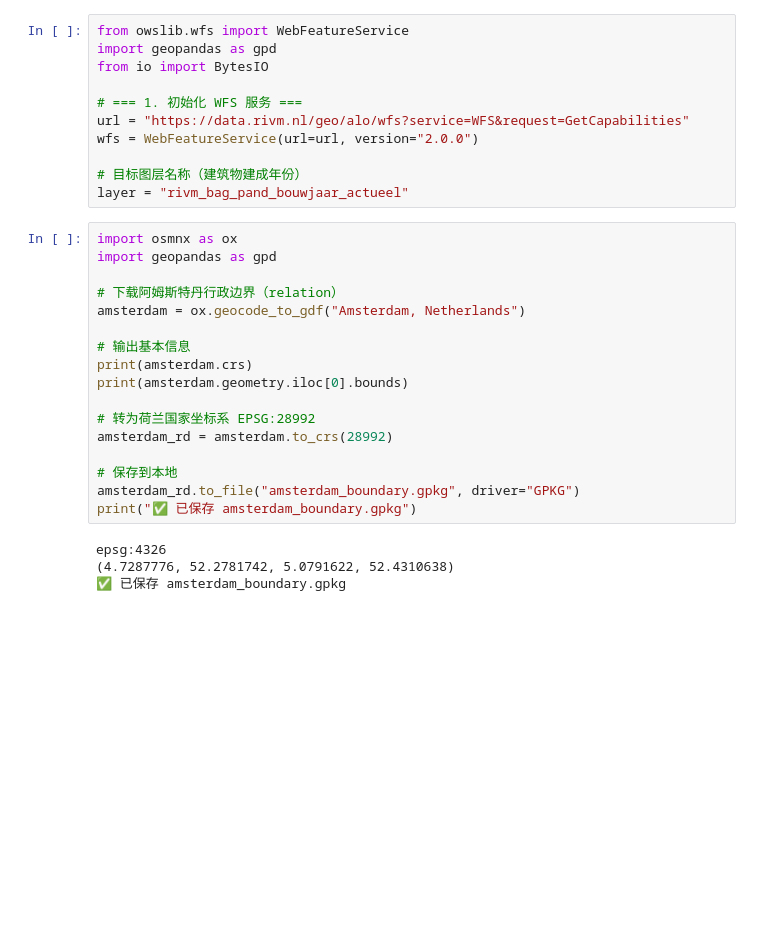
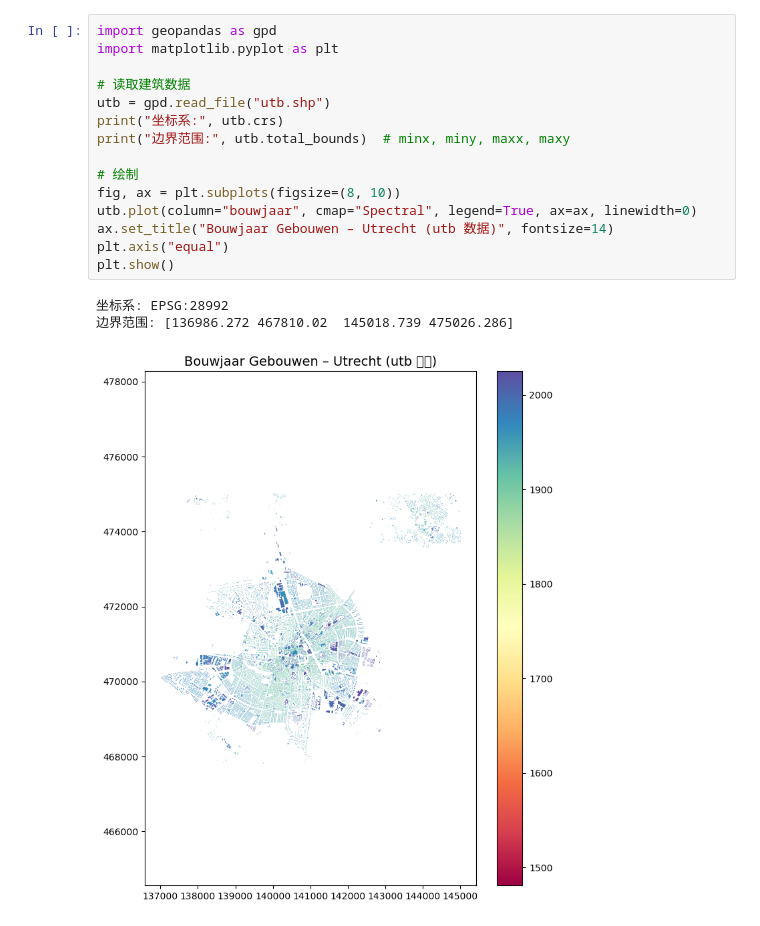
Before and after one commit to lluluciano0505/30DayMapChallenge, a Jupyter notebook: _data/map8_luciano/8.ipynb, the cells around one changed output. Cells and saved outputs as stored; diff of their text form; blank space fills up the shorter version.

```diff
--- a/_data/map8_luciano/8.ipynb
+++ b/_data/map8_luciano/8.ipynb
@@ -1,32 +1,19 @@
-# %%
-from owslib.wfs import WebFeatureService
-import geopandas as gpd
-from io import BytesIO
-
-# === 1. 初始化 WFS 服务 ===
-url = "https://data.rivm.nl/geo/alo/wfs?service=WFS&request=GetCapabilities"
-wfs = WebFeatureService(url=url, version="2.0.0")
-
-# 目标图层名称（建筑物建成年份）
-layer = "rivm_bag_pand_bouwjaar_actueel"
-# %%
-import osmnx as ox
-import geopandas as gpd
-
-# 下载阿姆斯特丹行政边界（relation）
-amsterdam = ox.geocode_to_gdf("Amsterdam, Netherlands")
-
-# 输出基本信息
-print(amsterdam.crs)
-print(amsterdam.geometry.iloc[0].bounds)
-
-# 转为荷兰国家坐标系 EPSG:28992
-amsterdam_rd = amsterdam.to_crs(28992)
-
-# 保存到本地
-amsterdam_rd.to_file("amsterdam_boundary.gpkg", driver="GPKG")
-print("✅ 已保存 amsterdam_boundary.gpkg")
-# %% [output]
-epsg:4326
-(4.7287776, 52.2781742, 5.0791622, 52.4310638)
-✅ 已保存 amsterdam_boundary.gpkg
+# %%
+import geopandas as gpd
+import matplotlib.pyplot as plt
+
+# 读取建筑数据
+utb = gpd.read_file("utb.shp")
+print("坐标系:", utb.crs)
+print("边界范围:", utb.total_bounds)  # minx, miny, maxx, maxy
+
+# 绘制
+fig, ax = plt.subplots(figsize=(8, 10))
+utb.plot(column="bouwjaar", cmap="Spectral", legend=True, ax=ax, linewidth=0)
+ax.set_title("Bouwjaar Gebouwen – Utrecht (utb 数据)", fontsize=14)
+plt.axis("equal")
+plt.show()
+# %% [output]
+坐标系: EPSG:28992
+边界范围: [136986.272 467810.02  145018.739 475026.286]
+[figure, added]
```
Also changed, not shown: parts of 2 cells of this notebook.
